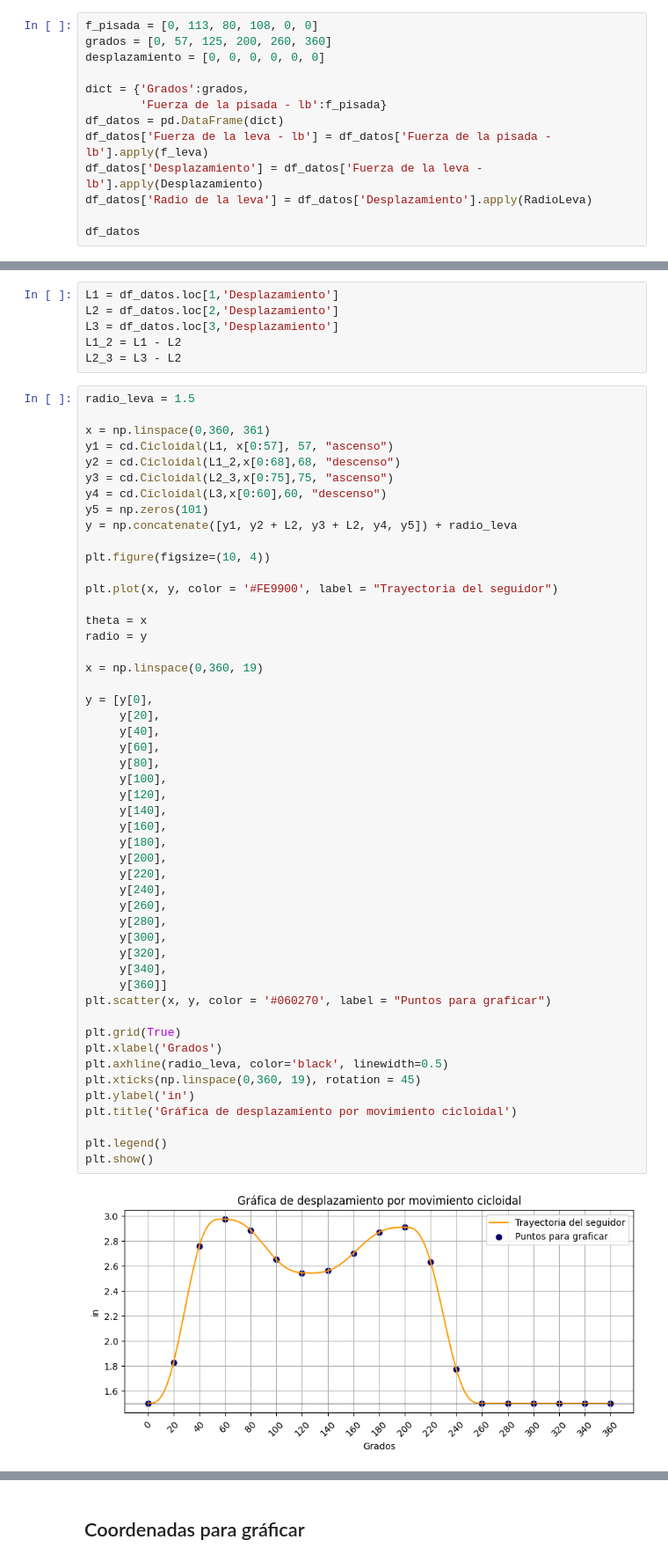
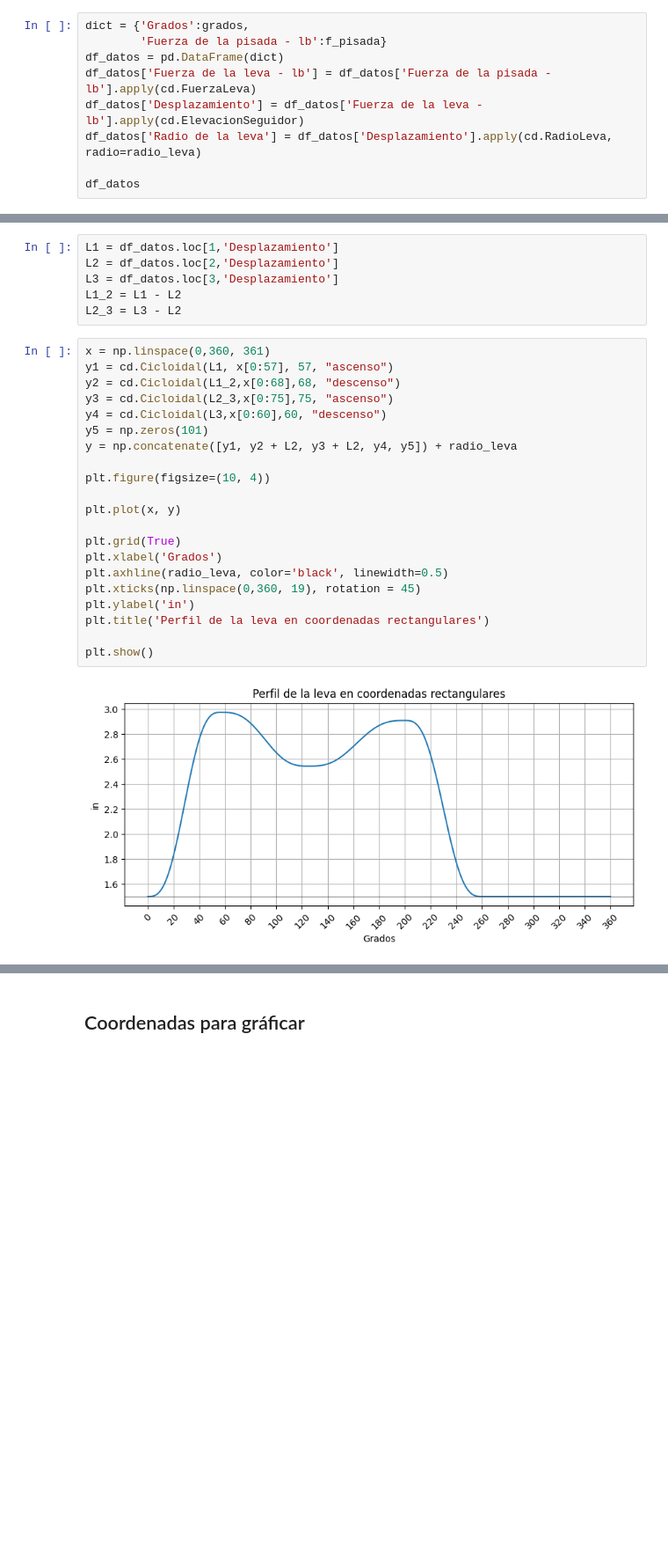
Before and after one commit to linares2ld/LevaMecanica-Graficas-y-Perfil, a Jupyter notebook: Perfil_leva.ipynb, the cells around one changed output, grey strips where cells are left out. Shown: that part at 88% size. Saved outputs shown, nothing was run; the diff lists cells and outputs as text; blank space fills up the shorter version.

```diff
--- a/Perfil_leva.ipynb
+++ b/Perfil_leva.ipynb
@@ -17,14 +14,10 @@ def RadioLeva(valor):
 # %%
-f_pisada = [0, 113, 80, 108, 0, 0]
-grados = [0, 57, 125, 200, 260, 360]
-desplazamiento = [0, 0, 0, 0, 0, 0]
-
 dict = {'Grados':grados,
         'Fuerza de la pisada - lb':f_pisada}
 df_datos = pd.DataFrame(dict)
-df_datos['Fuerza de la leva - lb'] = df_datos['Fuerza de la pisada - lb'].apply(f_leva)
-df_datos['Desplazamiento'] = df_datos['Fuerza de la leva - lb'].apply(Desplazamiento)
-df_datos['Radio de la leva'] = df_datos['Desplazamiento'].apply(RadioLeva)
+df_datos['Fuerza de la leva - lb'] = df_datos['Fuerza de la pisada - lb'].apply(cd.FuerzaLeva)
+df_datos['Desplazamiento'] = df_datos['Fuerza de la leva - lb'].apply(cd.ElevacionSeguidor)
+df_datos['Radio de la leva'] = df_datos['Desplazamiento'].apply(cd.RadioLeva, radio=radio_leva)
 
 df_datos
 # %% [output]
@@ -44,54 +37,25 @@ L3 = df_datos.loc[3,'Desplazamiento']
 L1_2 = L1 - L2
 L2_3 = L3 - L2
 # %%
-radio_leva = 1.5
-
 x = np.linspace(0,360, 361)
 y1 = cd.Cicloidal(L1, x[0:57], 57, "ascenso")
 y2 = cd.Cicloidal(L1_2,x[0:68],68, "descenso")
 y3 = cd.Cicloidal(L2_3,x[0:75],75, "ascenso")
 y4 = cd.Cicloidal(L3,x[0:60],60, "descenso")
 y5 = np.zeros(101)
 y = np.concatenate([y1, y2 + L2, y3 + L2, y4, y5]) + radio_leva
 
 plt.figure(figsize=(10, 4))
 
-plt.plot(x, y, color = '#FE9900', label = "Trayectoria del seguidor")
-
-theta = x
-radio = y
-
-x = np.linspace(0,360, 19)
-
-y = [y[0],
-     y[20],
-     y[40],
-     y[60],
-     y[80],
-     y[100],
-     y[120],
-     y[140],
-     y[160],
-     y[180],
-     y[200],
-     y[220],
-     y[240],
-     y[260],
-     y[280],
-     y[300],
-     y[320],
-     y[340],
-     y[360]]
-plt.scatter(x, y, color = '#060270', label = "Puntos para graficar")
+plt.plot(x, y)
 
 plt.grid(True)
 plt.xlabel('Grados')
 plt.axhline(radio_leva, color='black', linewidth=0.5)
 plt.xticks(np.linspace(0,360, 19), rotation = 45)
 plt.ylabel('in')
-plt.title('Gráfica de desplazamiento por movimiento cicloidal')
+plt.title('Perfil de la leva en coordenadas rectangulares')
 
-plt.legend()
 plt.show()
 # %% [output]
-[figure, old version]
+[figure, new version]
```
Also changed, not shown: parts of 10 cells of this notebook, 1 other file.
